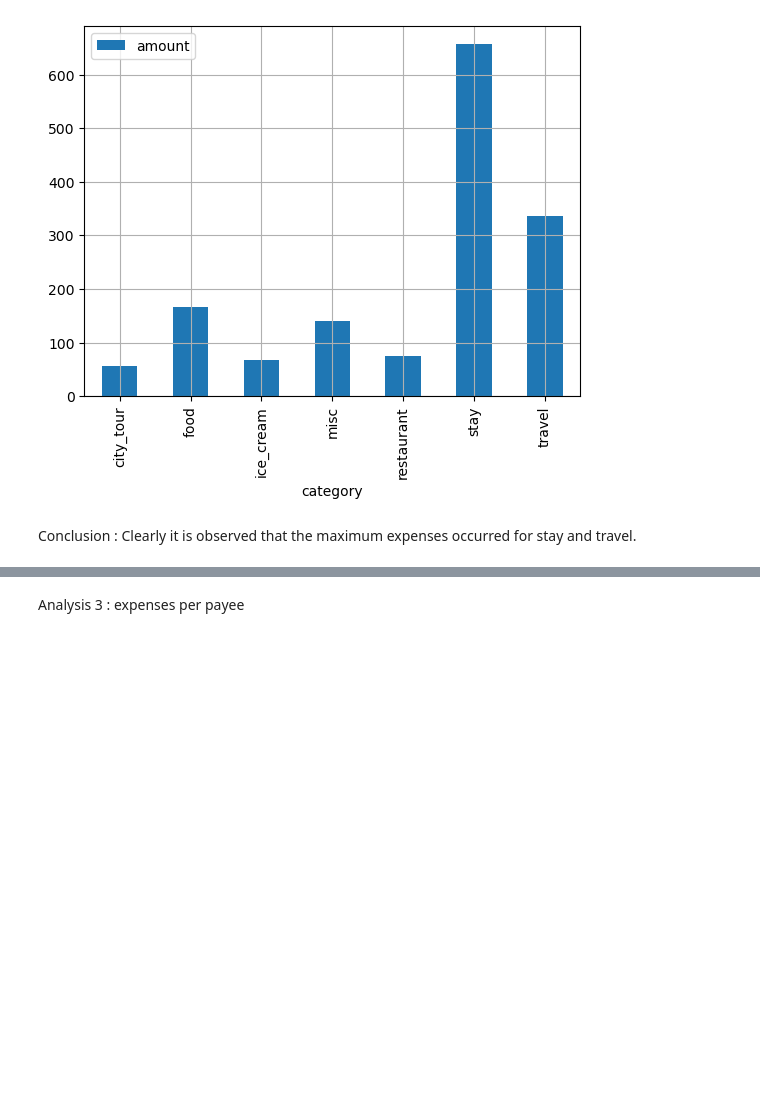
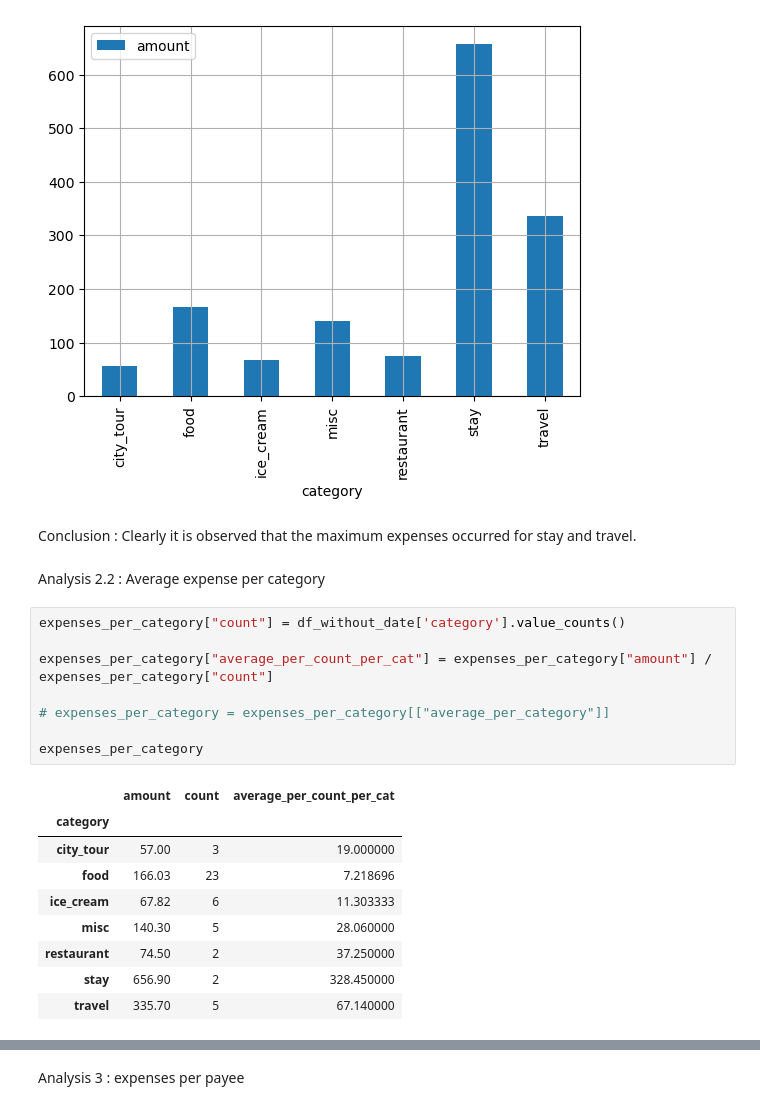
Before and after one commit to salmanshahid8/vacations_data_analysis, a Jupyter notebook: expenses_analysis.ipynb, the cells around one changed output, grey strips where cells are left out. Drawn from its saved outputs; the diff is of its cells as text; blank space fills up the shorter version.

```diff
--- a/expenses_analysis.ipynb
+++ b/expenses_analysis.ipynb
@@ -118,3 +118,23 @@ plt.grid()
 [figure]
 # %% [markdown]
 Conclusion : Clearly it is observed that the maximum expenses occurred for stay and travel.
+# %% [markdown]
+Analysis 2.2 : Average expense per category
+# %%
+expenses_per_category["count"] = df_without_date['category'].value_counts()
+
+expenses_per_category["average_per_count_per_cat"] = expenses_per_category["amount"] / expenses_per_category["count"]
+
+# expenses_per_category = expenses_per_category[["average_per_category"]]
+
+expenses_per_category
+# %% [output]
+|  | amount | count | average_per_count_per_cat |
+| category |  |  |  |
+| city_tour | 57.00 | 3 | 19.000000 |
+| food | 166.03 | 23 | 7.218696 |
+| ice_cream | 67.82 | 6 | 11.303333 |
+| misc | 140.30 | 5 | 28.060000 |
+| restaurant | 74.50 | 2 | 37.250000 |
+| stay | 656.90 | 2 | 328.450000 |
+| travel | 335.70 | 5 | 67.140000 |
```
Also changed, not shown: parts of 7 cells of this notebook.
